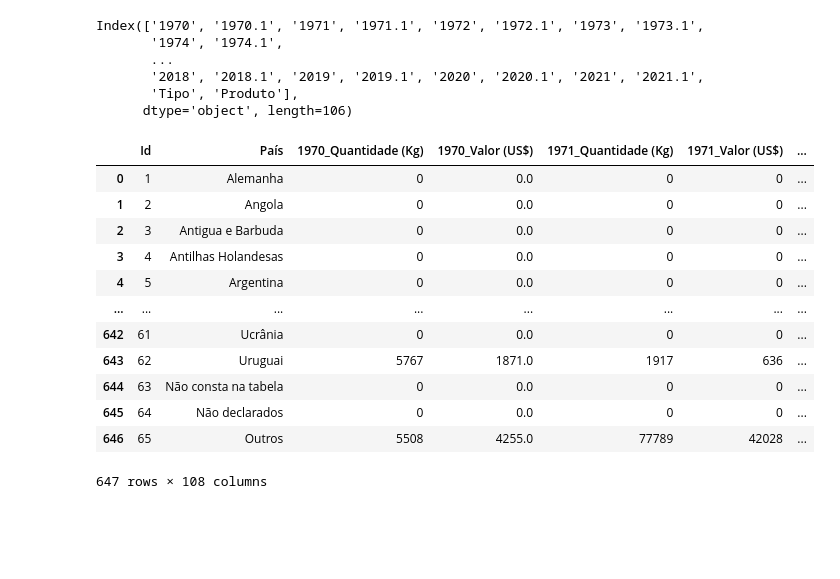
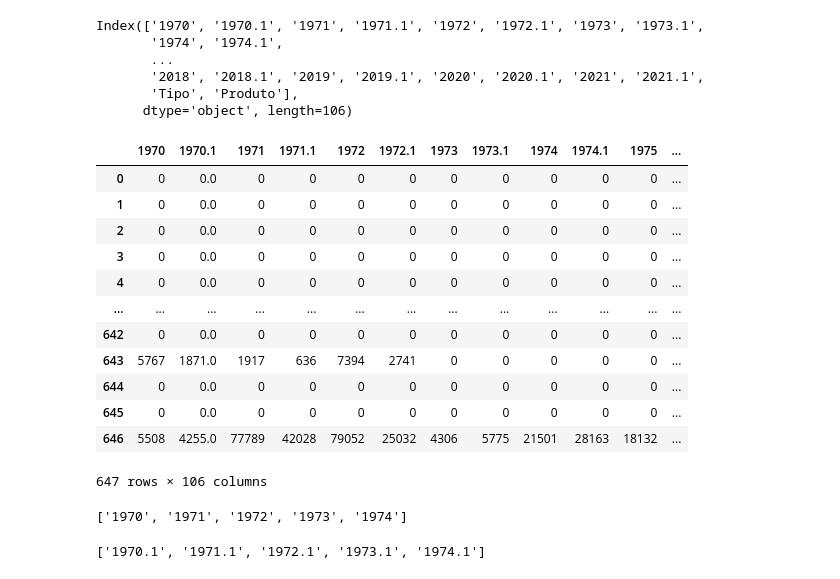
Before and after one commit to IgorNascAlves/Tech_Challenge_Fase01, a Jupyter notebook: notebooks/explorando_dados_qtd_ano.ipynb, the cells around one changed output. Drawn from its saved outputs; the diff is of its cells as text; code cells hidden in the pictures; blank space fills up the shorter version.

Commit message:
dados completos

```diff
--- a/notebooks/explorando_dados_qtd_ano.ipynb
+++ b/notebooks/explorando_dados_qtd_ano.ipynb
@@ -320,18 +320,5 @@ Index(['1970', '1970.1', '1971', '1971.1', '1972', '1972.1', '1973', '1973.1',
 # count lines df_ExpEspumantes df_ExpVinho df_ExpSuco df_ExpUva df_ExpEspumantes df_ExpSuco df_ExpUva df_ExpVinho df_ImpEspumantes df_ImpFrescas df_ImpPassas df_ImpSuco df_ImpVinhos
 dict_colunas_nomes = {chave: chave[:4] + '_Quantidade (Kg)' if not ind%2 else chave[:4] + '_Valor (US$)' for ind, chave in enumerate(colunas_nomes_anos) }
 # %%
-df_completo.rename(dict_colunas_nomes, axis=1)
+# df_completo = df_completo.rename(dict_colunas_nomes, axis=1)
+# df_completo
-# %% [output]
-|  | Id | País | 1970_Quantidade (Kg) | 1970_Valor (US$) | 1971_Quantidade (Kg) | 1971_Valor (US$) | ... |
-| 0 | 1 | Alemanha | 0 | 0.0 | 0 | 0 | ... |
-| 1 | 2 | Angola | 0 | 0.0 | 0 | 0 | ... |
-| 2 | 3 | Antigua e Barbuda | 0 | 0.0 | 0 | 0 | ... |
-| 3 | 4 | Antilhas Holandesas | 0 | 0.0 | 0 | 0 | ... |
-| 4 | 5 | Argentina | 0 | 0.0 | 0 | 0 | ... |
-| ... | ... | ... | ... | ... | ... | ... | ... |
-| 642 | 61 | Ucrânia | 0 | 0.0 | 0 | 0 | ... |
-| 643 | 62 | Uruguai | 5767 | 1871.0 | 1917 | 636 | ... |
-| 644 | 63 | Não consta na tabela | 0 | 0.0 | 0 | 0 | ... |
-| 645 | 64 | Não declarados | 0 | 0.0 | 0 | 0 | ... |
-| 646 | 65 | Outros | 5508 | 4255.0 | 77789 | 42028 | ... |
-647 rows × 108 columns
@@ -337,0 +327,16 @@ df_completo.rename(dict_colunas_nomes, axis=1)
+# %%
+df_completo.iloc[:, 2:]
+# %% [output]
+|  | 1970 | 1970.1 | 1971 | 1971.1 | 1972 | 1972.1 | 1973 | 1973.1 | 1974 | 1974.1 | 1975 | ... |
+| 0 | 0 | 0.0 | 0 | 0 | 0 | 0 | 0 | 0 | 0 | 0 | 0 | ... |
+| 1 | 0 | 0.0 | 0 | 0 | 0 | 0 | 0 | 0 | 0 | 0 | 0 | ... |
+| 2 | 0 | 0.0 | 0 | 0 | 0 | 0 | 0 | 0 | 0 | 0 | 0 | ... |
+| 3 | 0 | 0.0 | 0 | 0 | 0 | 0 | 0 | 0 | 0 | 0 | 0 | ... |
+| 4 | 0 | 0.0 | 0 | 0 | 0 | 0 | 0 | 0 | 0 | 0 | 0 | ... |
+| ... | ... | ... | ... | ... | ... | ... | ... | ... | ... | ... | ... | ... |
+| 642 | 0 | 0.0 | 0 | 0 | 0 | 0 | 0 | 0 | 0 | 0 | 0 | ... |
+| 643 | 5767 | 1871.0 | 1917 | 636 | 7394 | 2741 | 0 | 0 | 0 | 0 | 0 | ... |
+| 644 | 0 | 0.0 | 0 | 0 | 0 | 0 | 0 | 0 | 0 | 0 | 0 | ... |
+| 645 | 0 | 0.0 | 0 | 0 | 0 | 0 | 0 | 0 | 0 | 0 | 0 | ... |
+| 646 | 5508 | 4255.0 | 77789 | 42028 | 79052 | 25032 | 4306 | 5775 | 21501 | 28163 | 18132 | ... |
+647 rows × 106 columns
@@ -337,0 +346,10 @@ df_completo.rename(dict_colunas_nomes, axis=1)
+# %%
+colunasA= [df_completo.columns[2:].to_list()[i] for i in range(0, len(df_completo.columns[2:].to_list()), 2)]
+colunasA[:5]
+# %% [output]
+['1970', '1971', '1972', '1973', '1974']
+# %%
+colunasB= [df_completo.columns[2:].to_list()[i] for i in range(1, len(df_completo.columns[2:].to_list()), 2)]
+colunasB[:5]
+# %% [output]
+['1970.1', '1971.1', '1972.1', '1973.1', '1974.1']
```
Also changed, not shown: parts of 5 cells of this notebook, 4 other files.
